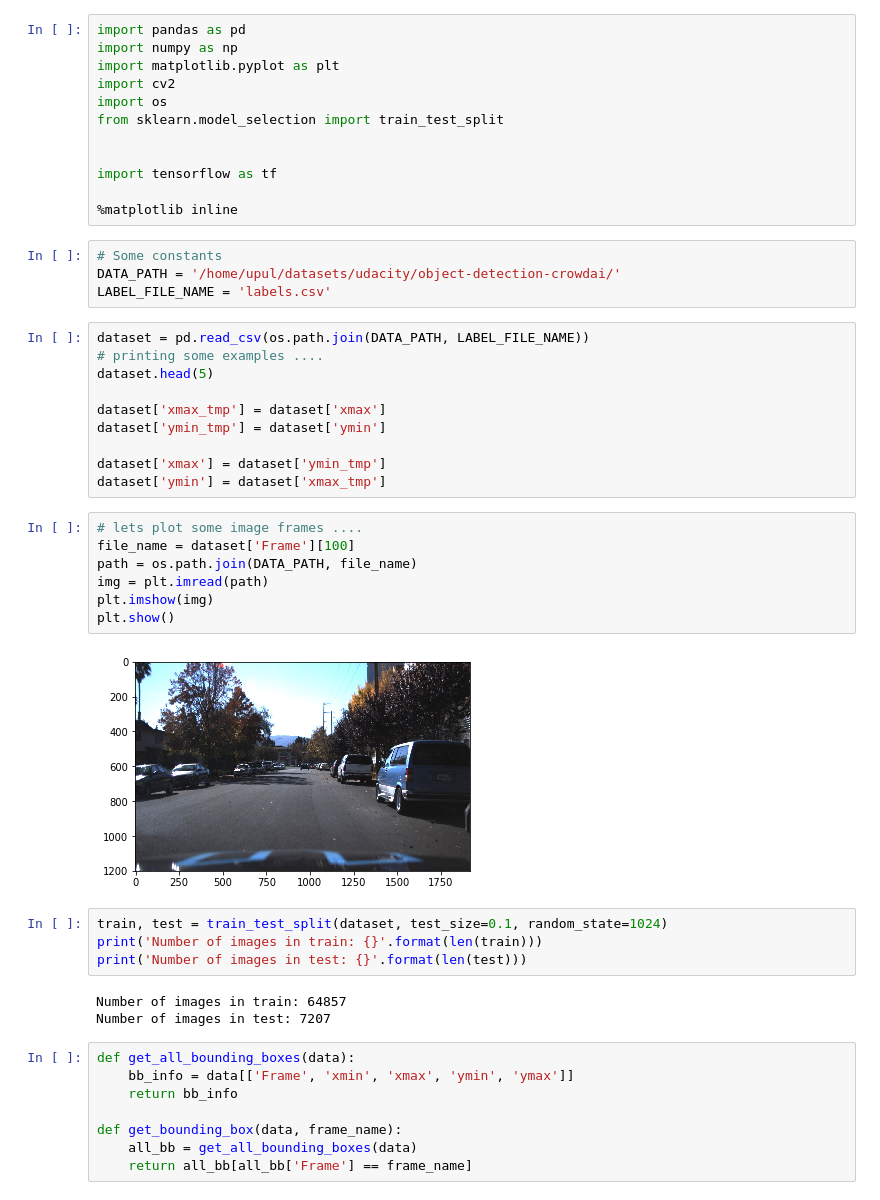
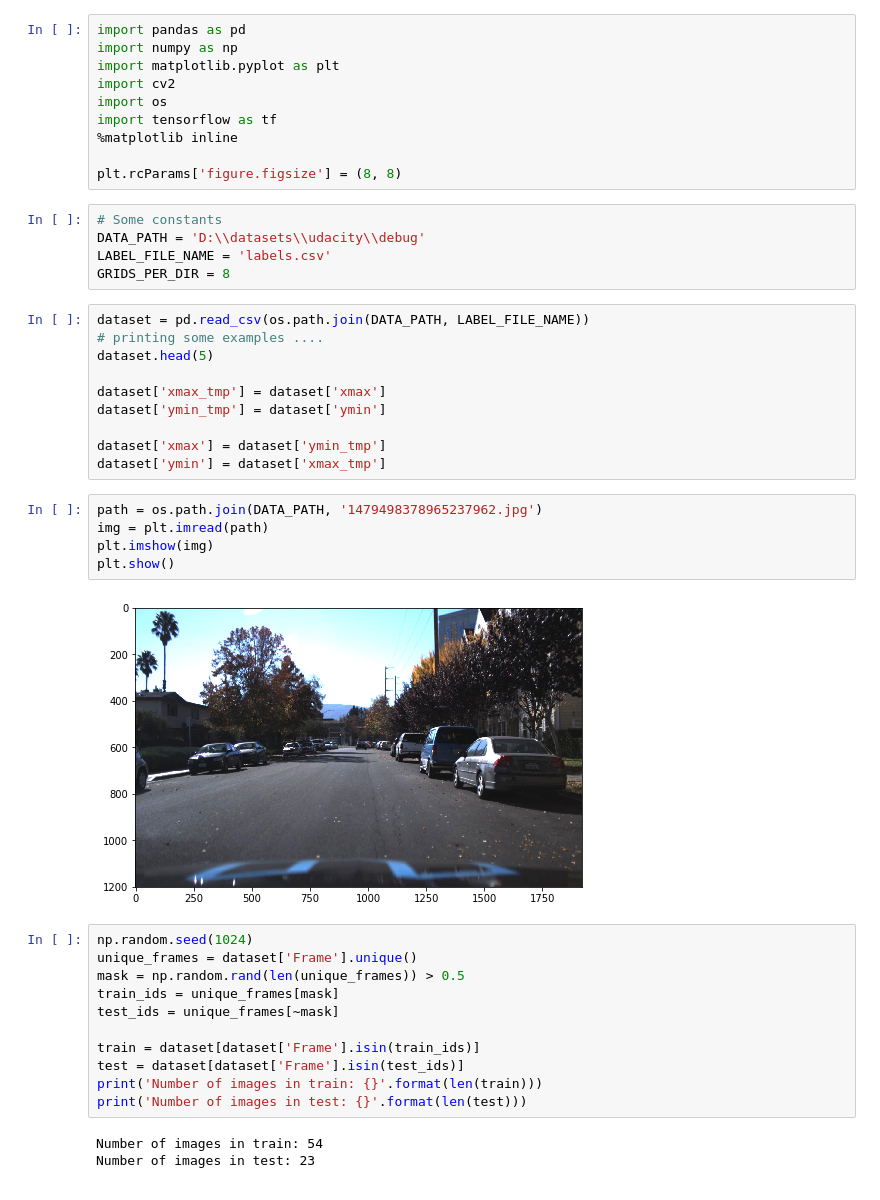
Before and after one commit to upul/Pedestrian_Detection, a Jupyter notebook: DataExplorationAndInitialModels.ipynb, the cells around one changed output. Drawn from its saved outputs; the diff is of its cells as text.

Commit message:
data exploration

```diff
--- a/DataExplorationAndInitialModels.ipynb
+++ b/DataExplorationAndInitialModels.ipynb
@@ -4,16 +4,15 @@ import numpy as np
 import matplotlib.pyplot as plt
 import cv2
 import os
-from sklearn.model_selection import train_test_split
+import tensorflow as tf
+%matplotlib inline
 
-
-import tensorflow as tf
-
-%matplotlib inline
+plt.rcParams['figure.figsize'] = (8, 8)
 # %%
 # Some constants
-DATA_PATH = '/home/upul/datasets/udacity/object-detection-crowdai/'
+DATA_PATH = 'D:\\datasets\\udacity\\debug'
 LABEL_FILE_NAME = 'labels.csv'
+GRIDS_PER_DIR = 8
 # %%
 dataset = pd.read_csv(os.path.join(DATA_PATH, LABEL_FILE_NAME))
 # printing some examples ....
@@ -25,26 +24,23 @@ dataset['ymin_tmp'] = dataset['ymin']
 dataset['xmax'] = dataset['ymin_tmp']
 dataset['ymin'] = dataset['xmax_tmp']
 # %%
-# lets plot some image frames ....
-file_name = dataset['Frame'][100]
-path = os.path.join(DATA_PATH, file_name)
+path = os.path.join(DATA_PATH, '1479498378965237962.jpg')
 img = plt.imread(path)
 plt.imshow(img)
 plt.show()
 # %% [output]
-[figure, old version]
+[figure, new version]
 # %%
-train, test = train_test_split(dataset, test_size=0.1, random_state=1024)
+np.random.seed(1024)
+unique_frames = dataset['Frame'].unique()
+mask = np.random.rand(len(unique_frames)) > 0.5
+train_ids = unique_frames[mask]
+test_ids = unique_frames[~mask]
+
+train = dataset[dataset['Frame'].isin(train_ids)]
+test = dataset[dataset['Frame'].isin(test_ids)]
 print('Number of images in train: {}'.format(len(train)))
 print('Number of images in test: {}'.format(len(test)))
 # %% [output]
-Number of images in train: 64857
-Number of images in test: 7207
+Number of images in train: 54
+Number of images in test: 23
-# %%
-def get_all_bounding_boxes(data):
-    bb_info = data[['Frame', 'xmin', 'xmax', 'ymin', 'ymax']]
-    return bb_info
-
-def get_bounding_box(data, frame_name):
-    all_bb = get_all_bounding_boxes(data)
-    return all_bb[all_bb['Frame'] == frame_name]
```
Also changed, not shown: parts of 8 cells of this notebook.
